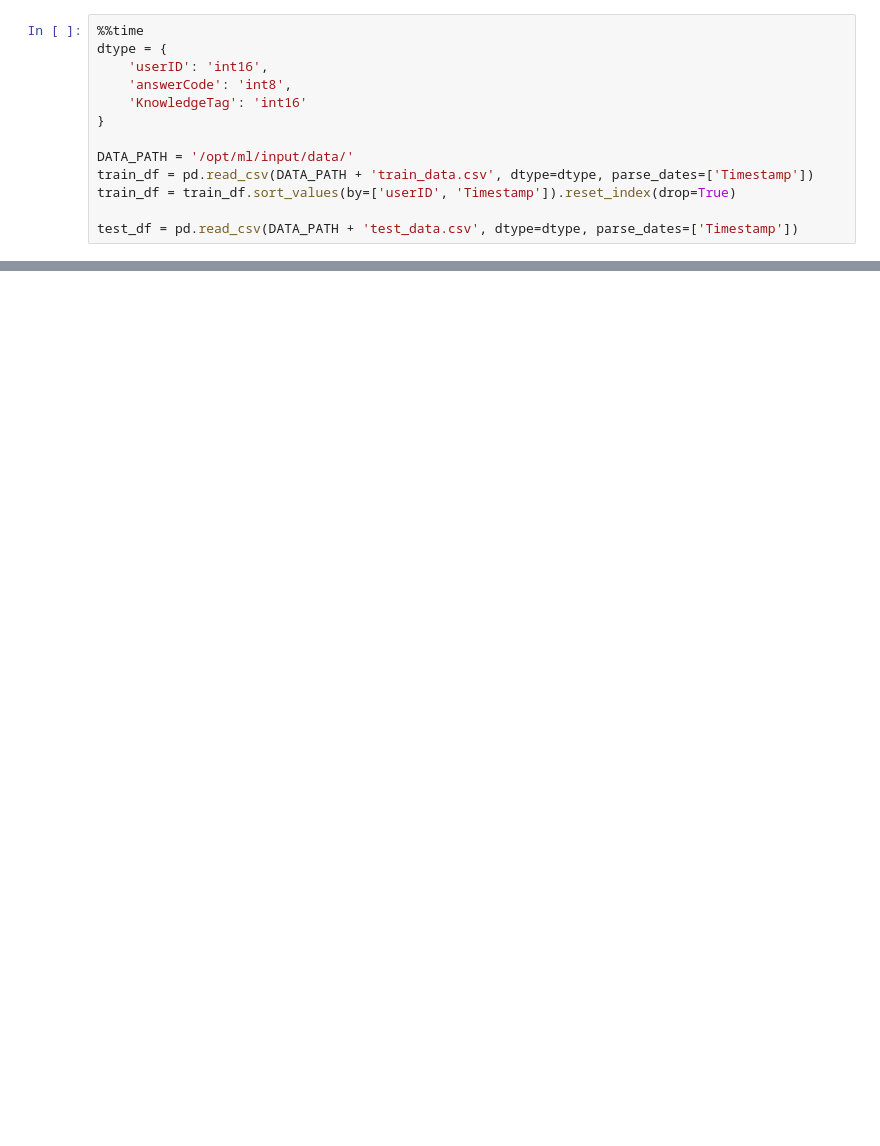
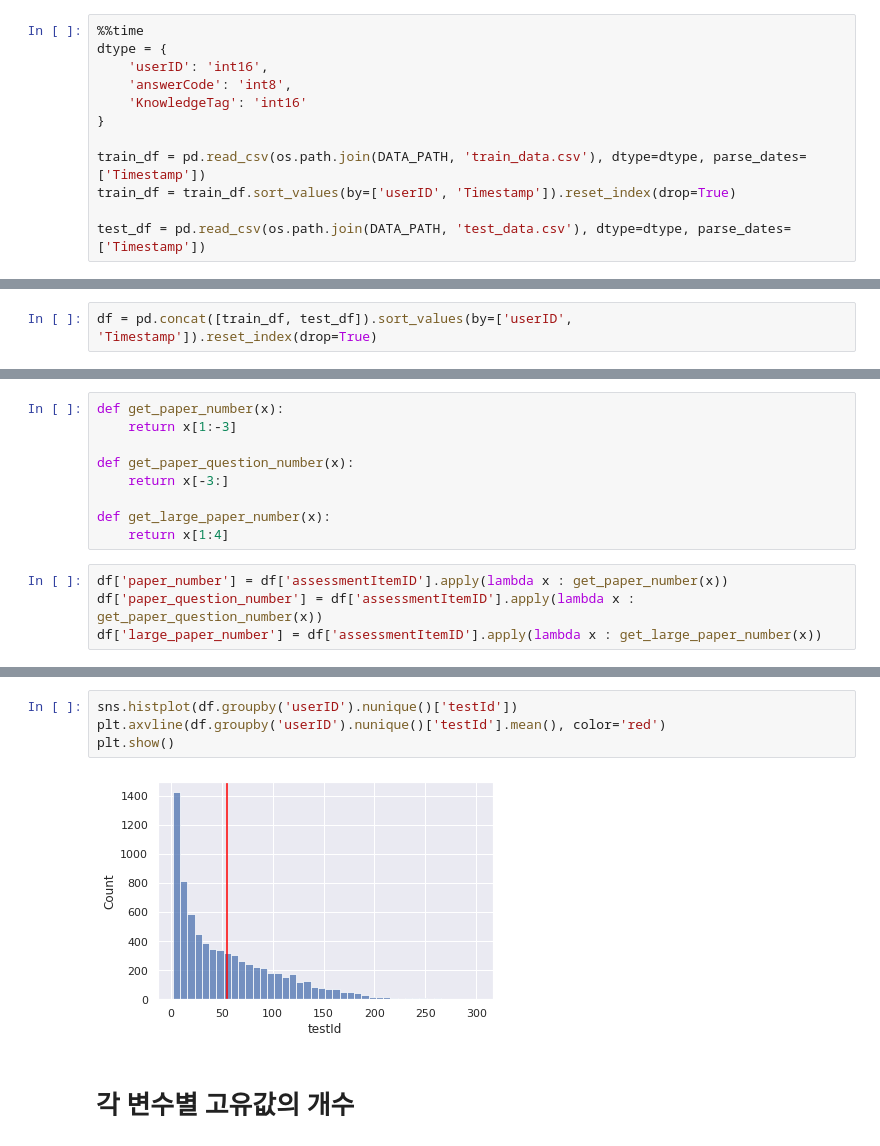
Before and after one commit to boostcampaitech3/level2-dkt-level2-recsys-05, a Jupyter notebook: EDA/EDA-SeongBeom.ipynb, the cells around one changed output, grey strips where cells are left out. Cells and saved outputs as stored; diff of their text form; blank space fills up the shorter version.

```diff
--- a/EDA/EDA-SeongBeom.ipynb
+++ b/EDA/EDA-SeongBeom.ipynb
@@ -13,9 +15,8 @@ dtype = {
     'KnowledgeTag': 'int16'
 }
 
-DATA_PATH = '/opt/ml/input/data/'
-train_df = pd.read_csv(DATA_PATH + 'train_data.csv', dtype=dtype, parse_dates=['Timestamp'])
+train_df = pd.read_csv(os.path.join(DATA_PATH, 'train_data.csv'), dtype=dtype, parse_dates=['Timestamp'])
 train_df = train_df.sort_values(by=['userID', 'Timestamp']).reset_index(drop=True)
 
-test_df = pd.read_csv(DATA_PATH + 'test_data.csv', dtype=dtype, parse_dates=['Timestamp'])
+test_df = pd.read_csv(os.path.join(DATA_PATH, 'test_data.csv'), dtype=dtype, parse_dates=['Timestamp'])
 # %% [output]
@@ -55,0 +41,2 @@ test_df
+# %%
+df = pd.concat([train_df, test_df]).sort_values(by=['userID', 'Timestamp']).reset_index(drop=True)
@@ -55,0 +51,13 @@ test_df
+# %%
+def get_paper_number(x):
+    return x[1:-3]
+
+def get_paper_question_number(x):
+    return x[-3:]
+
+def get_large_paper_number(x):
+    return x[1:4]
+# %%
+df['paper_number'] = df['assessmentItemID'].apply(lambda x : get_paper_number(x))
+df['paper_question_number'] = df['assessmentItemID'].apply(lambda x : get_paper_question_number(x))
+df['large_paper_number'] = df['assessmentItemID'].apply(lambda x : get_large_paper_number(x))
@@ -55,0 +80,8 @@ test_df
+# %%
+sns.histplot(df.groupby('userID').nunique()['testId'])
+plt.axvline(df.groupby('userID').nunique()['testId'].mean(), color='red')
+plt.show()
+# %% [output]
+[figure, added]
+# %% [markdown]
+# 각 변수별 고유값의 개수
```
Also changed, not shown: parts of 55 cells of this notebook.
